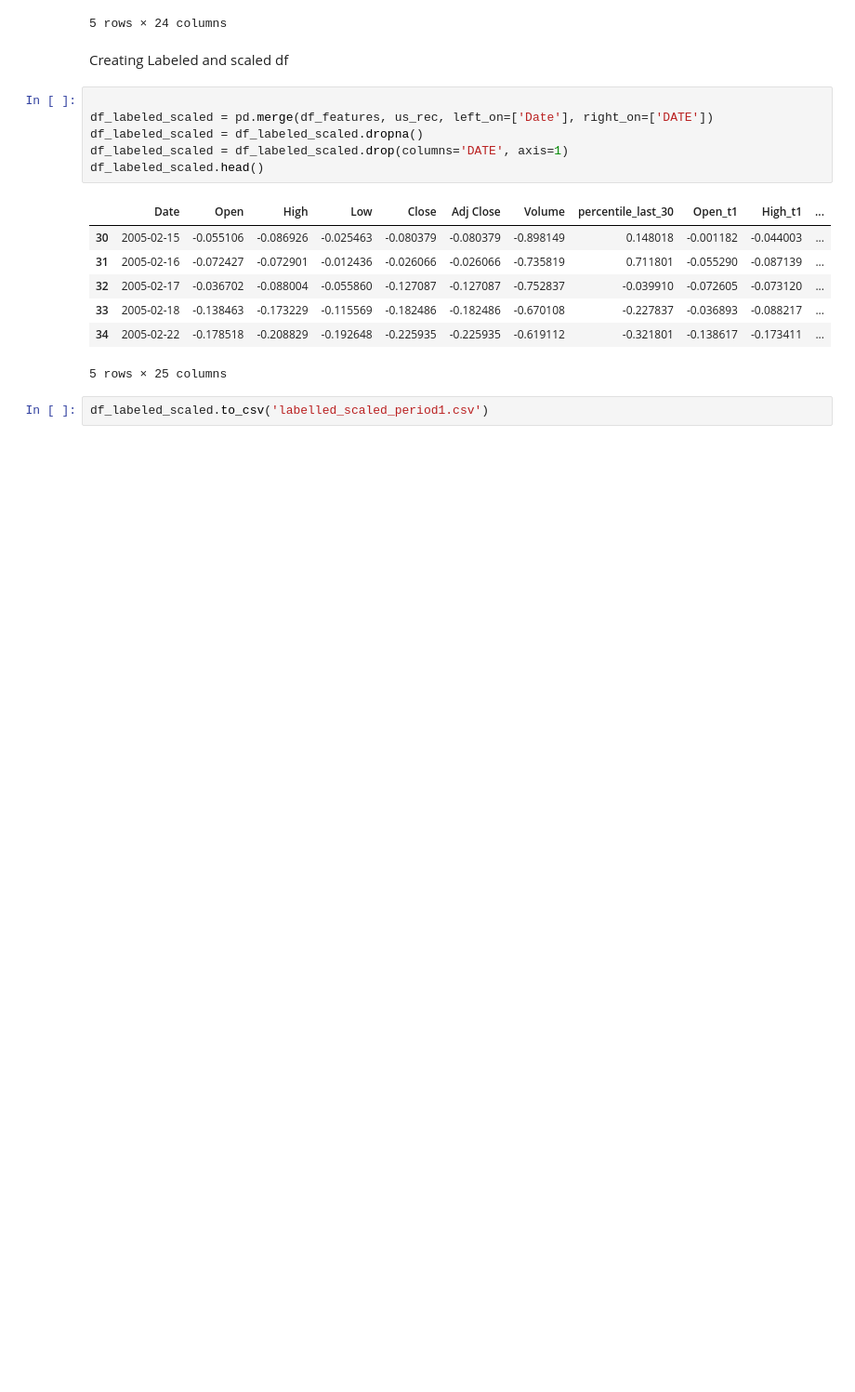
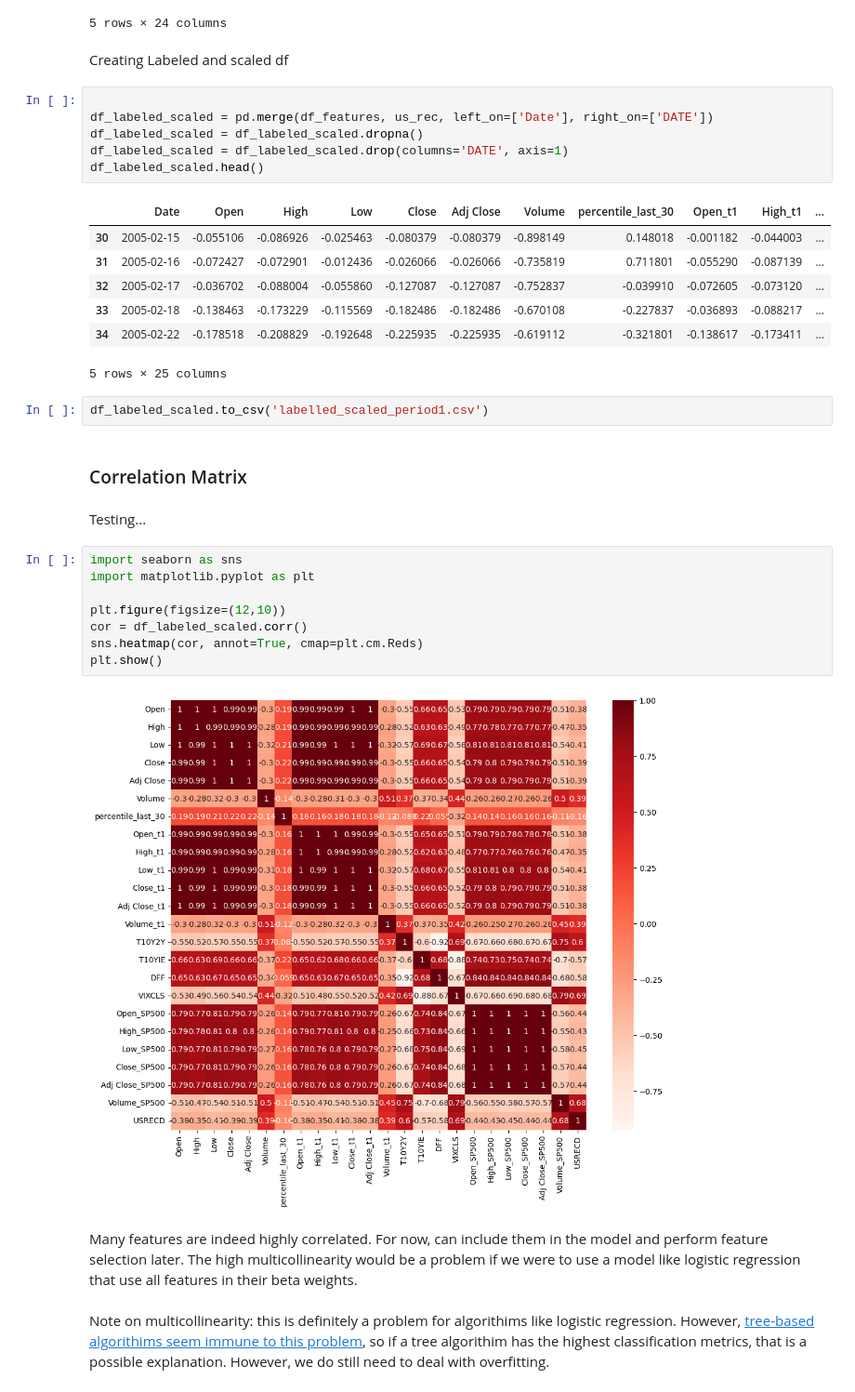
Before and after one commit to alchemicHen/i320D_ML_Final, a Jupyter notebook: data_collection_engineering.ipynb, the cells around one changed output. Shown at 93% size. Saved outputs shown, nothing was run; the diff lists cells and outputs as text; blank space fills up the shorter version.

Commit message:
made correlation matrix and explanations

```diff
--- a/data_collection_engineering.ipynb
+++ b/data_collection_engineering.ipynb
@@ -365,3 +365,21 @@ df_labeled_scaled.head()
 5 rows × 25 columns
 # %%
 df_labeled_scaled.to_csv('labelled_scaled_period1.csv')
+# %% [markdown]
+### Correlation Matrix
+# %% [markdown]
+Testing...
+# %%
+import seaborn as sns
+import matplotlib.pyplot as plt
+
+plt.figure(figsize=(12,10))
+cor = df_labeled_scaled.corr()
+sns.heatmap(cor, annot=True, cmap=plt.cm.Reds)
+plt.show()
+# %% [output]
+[figure, added]
+# %% [markdown]
+Many features are indeed highly correlated. For now, can include them in the model and perform feature selection later. The high multicollinearity would be a problem if we were to use a model like logistic regression that use all features in their beta weights.
+# %% [markdown]
+Note on multicollinearity: this is definitely a problem for algorithims like logistic regression. However, [tree-based algorithims seem immune to this problem](https://datascience.stackexchange.com/questions/12554/does-xgboost-handle-multicollinearity-by-itself), so if a tree algorithim has the highest classification metrics, that is a possible explanation. However, we do still need to deal with overfitting.
```
